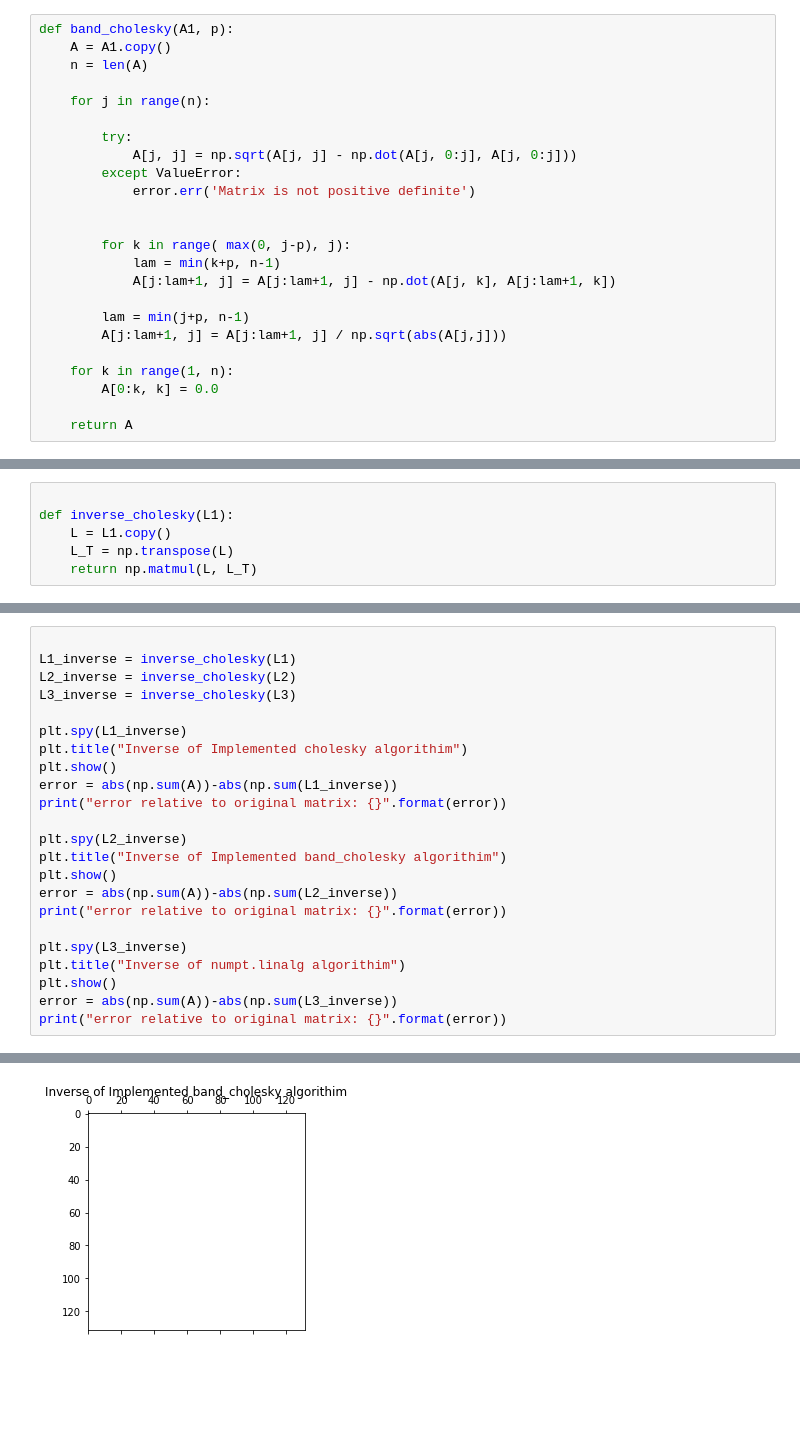
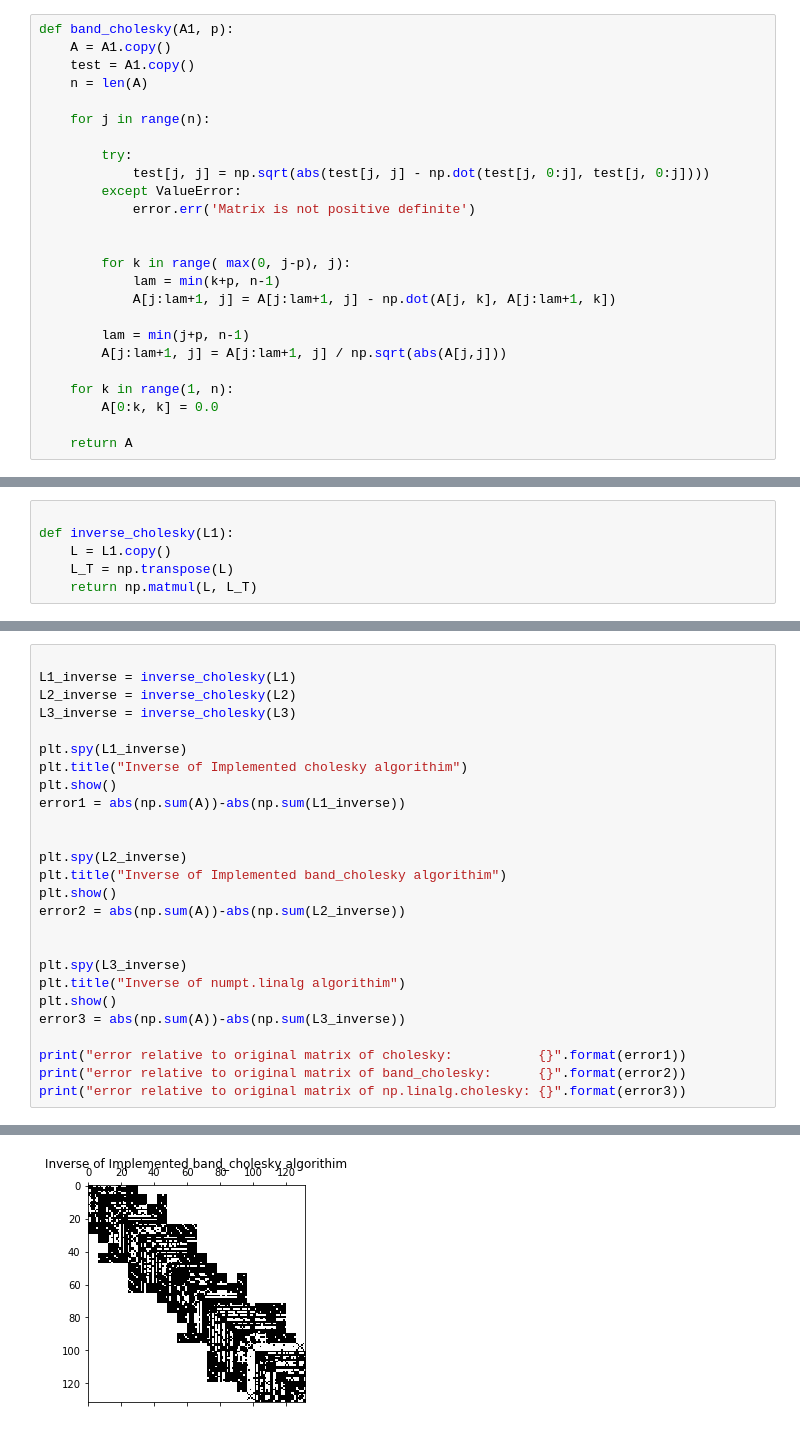
Before and after one commit to Niels-Clayton/Uni-Notes-Second-Year, a Jupyter notebook: Tri 2/MATH 245/Assignment 5/MATH 245 Project 4 - Numerical differentiation and quadrature.ipynb, the cells around one changed output, grey strips where cells are left out. Drawn from its saved outputs; the diff is of its cells as text; blank space fills up the shorter version.

```diff
--- a/Tri 2/MATH 245/Assignment 5/MATH 245 Project 4 - Numerical differentiation and quadrature.ipynb
+++ b/Tri 2/MATH 245/Assignment 5/MATH 245 Project 4 - Numerical differentiation and quadrature.ipynb
@@ -77,12 +77,13 @@ as argument A, and the bandwidth of the matrix p
 # %%
 def band_cholesky(A1, p):
     A = A1.copy()
+    test = A1.copy()
     n = len(A)
 
     for j in range(n):
 
         try:
-            A[j, j] = np.sqrt(A[j, j] - np.dot(A[j, 0:j], A[j, 0:j]))
+            test[j, j] = np.sqrt(abs(test[j, j] - np.dot(test[j, 0:j], test[j, 0:j])))
         except ValueError:
             error.err('Matrix is not positive definite')
 
@@ -157,19 +158,22 @@ L3_inverse = inverse_cholesky(L3)
 plt.spy(L1_inverse)
 plt.title("Inverse of Implemented cholesky algorithim")
 plt.show()
-error = abs(np.sum(A))-abs(np.sum(L1_inverse))
-print("error relative to original matrix: {}".format(error))
+error1 = abs(np.sum(A))-abs(np.sum(L1_inverse))
+
 
 plt.spy(L2_inverse)
 plt.title("Inverse of Implemented band_cholesky algorithim")
 plt.show()
-error = abs(np.sum(A))-abs(np.sum(L2_inverse))
-print("error relative to original matrix: {}".format(error))
+error2 = abs(np.sum(A))-abs(np.sum(L2_inverse))
+
 
 plt.spy(L3_inverse)
 plt.title("Inverse of numpt.linalg algorithim")
 plt.show()
-error = abs(np.sum(A))-abs(np.sum(L3_inverse))
-print("error relative to original matrix: {}".format(error))
+error3 = abs(np.sum(A))-abs(np.sum(L3_inverse))
+
+print("error relative to original matrix of cholesky:           {}".format(error1))
+print("error relative to original matrix of band_cholesky:      {}".format(error2))
+print("error relative to original matrix of np.linalg.cholesky: {}".format(error3))
 # %% [output]
 [figure]
@@ -179,2 +180,2 @@ error relative to original matrix: -5.960464477539063e-08
-[figure, old version]
+[figure, new version]
 [figure]
```
Also changed, not shown: parts of 2 cells of this notebook, 1 other file.
